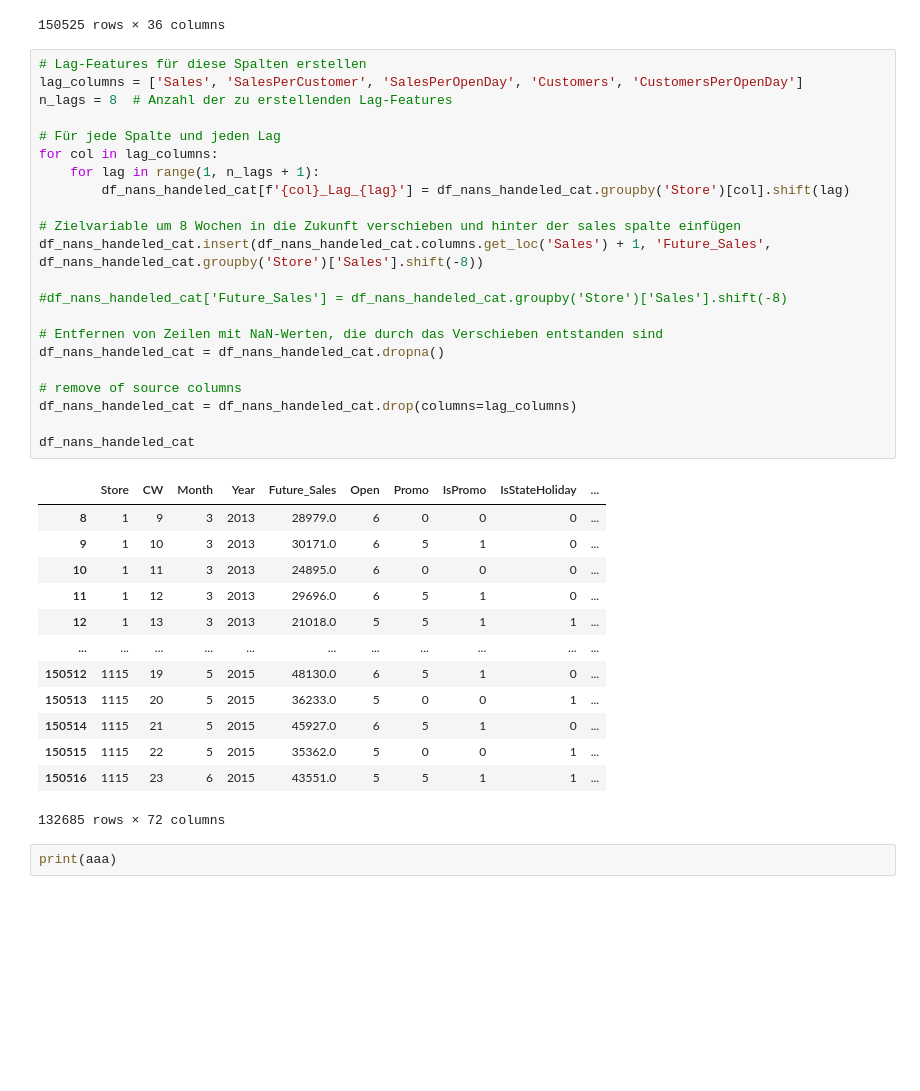
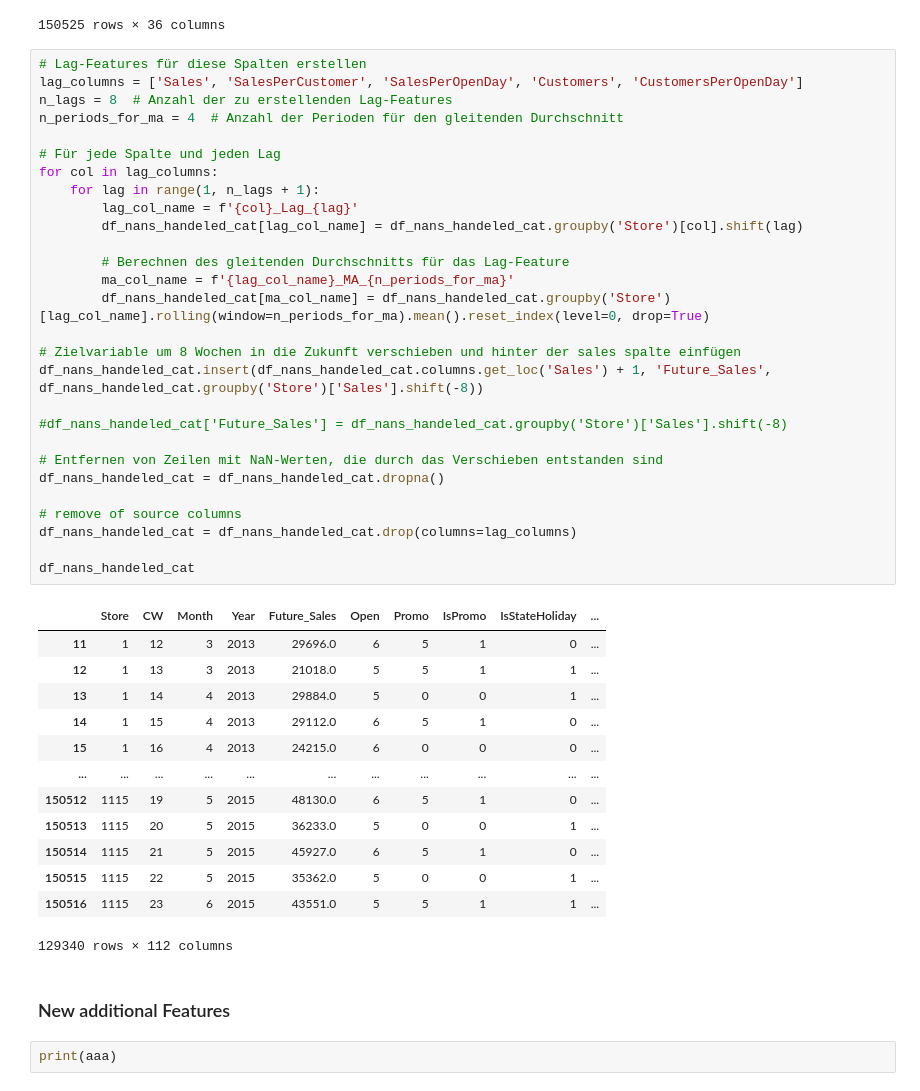
Before and after one commit to Dsite42/Capstone_Project_Rossmann, a Jupyter notebook: Capstone Projekt Rossmann - Feature Engineering.ipynb, the cells around one changed output. Cells and saved outputs as stored; diff of their text form; blank space fills up the shorter version.

```diff
--- a/Capstone Projekt Rossmann - Feature Engineering.ipynb
+++ b/Capstone Projekt Rossmann - Feature Engineering.ipynb
@@ -316,39 +316,47 @@ df_nans_handeled_cat
 # %%
 # Lag-Features für diese Spalten erstellen
 lag_columns = ['Sales', 'SalesPerCustomer', 'SalesPerOpenDay', 'Customers', 'CustomersPerOpenDay']
 n_lags = 8  # Anzahl der zu erstellenden Lag-Features
+n_periods_for_ma = 4  # Anzahl der Perioden für den gleitenden Durchschnitt
 
 # Für jede Spalte und jeden Lag
 for col in lag_columns:
     for lag in range(1, n_lags + 1):
-        df_nans_handeled_cat[f'{col}_Lag_{lag}'] = df_nans_handeled_cat.groupby('Store')[col].shift(lag)
+        lag_col_name = f'{col}_Lag_{lag}'
+        df_nans_handeled_cat[lag_col_name] = df_nans_handeled_cat.groupby('Store')[col].shift(lag)
+
+        # Berechnen des gleitenden Durchschnitts für das Lag-Feature
+        ma_col_name = f'{lag_col_name}_MA_{n_periods_for_ma}'
+        df_nans_handeled_cat[ma_col_name] = df_nans_handeled_cat.groupby('Store')[lag_col_name].rolling(window=n_periods_for_ma).mean().reset_index(level=0, drop=True)
 
 # Zielvariable um 8 Wochen in die Zukunft verschieben und hinter der sales spalte einfügen
 df_nans_handeled_cat.insert(df_nans_handeled_cat.columns.get_loc('Sales') + 1, 'Future_Sales', df_nans_handeled_cat.groupby('Store')['Sales'].shift(-8))
 
 #df_nans_handeled_cat['Future_Sales'] = df_nans_handeled_cat.groupby('Store')['Sales'].shift(-8)
 
 # Entfernen von Zeilen mit NaN-Werten, die durch das Verschieben entstanden sind
 df_nans_handeled_cat = df_nans_handeled_cat.dropna()
 
 # remove of source columns
 df_nans_handeled_cat = df_nans_handeled_cat.drop(columns=lag_columns)
 
 df_nans_handeled_cat
 # %% [output]
 |  | Store | CW | Month | Year | Future_Sales | Open | Promo | IsPromo | IsStateHoliday | ... |
-| 8 | 1 | 9 | 3 | 2013 | 28979.0 | 6 | 0 | 0 | 0 | ... |
-| 9 | 1 | 10 | 3 | 2013 | 30171.0 | 6 | 5 | 1 | 0 | ... |
-| 10 | 1 | 11 | 3 | 2013 | 24895.0 | 6 | 0 | 0 | 0 | ... |
 | 11 | 1 | 12 | 3 | 2013 | 29696.0 | 6 | 5 | 1 | 0 | ... |
 | 12 | 1 | 13 | 3 | 2013 | 21018.0 | 5 | 5 | 1 | 1 | ... |
+| 13 | 1 | 14 | 4 | 2013 | 29884.0 | 5 | 0 | 0 | 1 | ... |
+| 14 | 1 | 15 | 4 | 2013 | 29112.0 | 6 | 5 | 1 | 0 | ... |
+| 15 | 1 | 16 | 4 | 2013 | 24215.0 | 6 | 0 | 0 | 0 | ... |
 | ... | ... | ... | ... | ... | ... | ... | ... | ... | ... | ... |
 | 150512 | 1115 | 19 | 5 | 2015 | 48130.0 | 6 | 5 | 1 | 0 | ... |
 | 150513 | 1115 | 20 | 5 | 2015 | 36233.0 | 5 | 0 | 0 | 1 | ... |
 | 150514 | 1115 | 21 | 5 | 2015 | 45927.0 | 6 | 5 | 1 | 0 | ... |
 | 150515 | 1115 | 22 | 5 | 2015 | 35362.0 | 5 | 0 | 0 | 1 | ... |
 | 150516 | 1115 | 23 | 6 | 2015 | 43551.0 | 5 | 5 | 1 | 1 | ... |
-132685 rows × 72 columns
+129340 rows × 112 columns
+# %% [markdown]
+### New additional Features
 # %%
 print(aaa)
 # %% [output]
```
Also changed, not shown: parts of 8 cells of this notebook, 1 other file.
